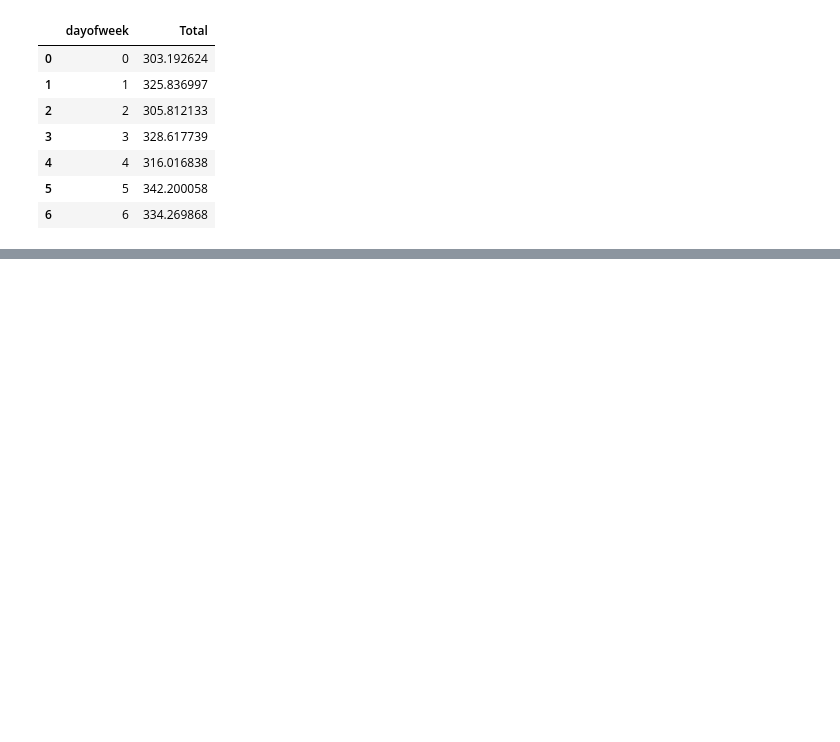
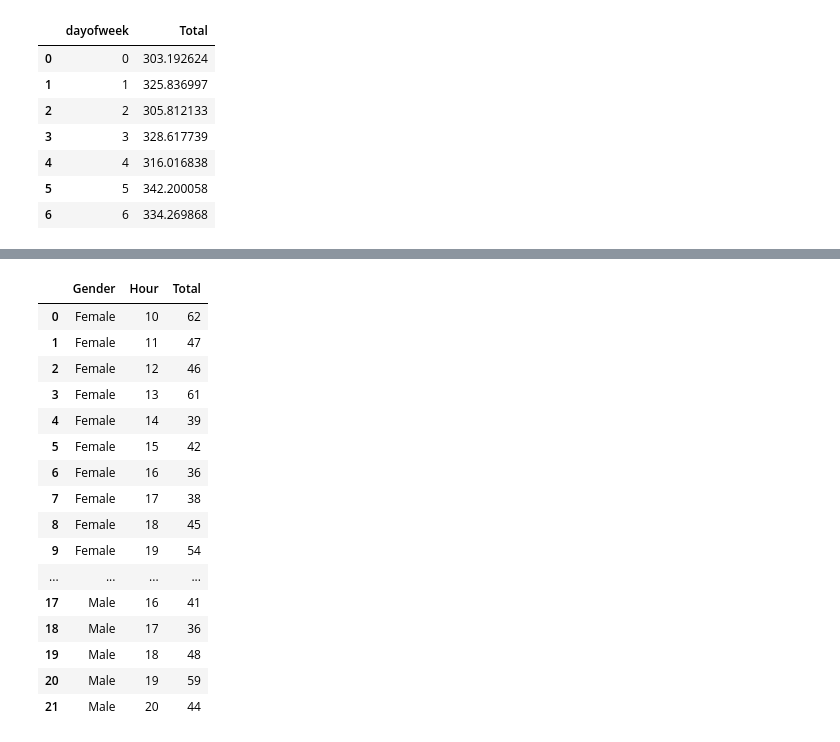
Before and after one commit to isoori/Supermarket-sales, a Jupyter notebook: Untitled.ipynb, the cells around one changed output, grey strips where cells are left out. Saved outputs shown, nothing was run; the diff lists cells and outputs as text; code cells hidden in the pictures; blank space fills up the shorter version.

```diff
--- a/Untitled.ipynb
+++ b/Untitled.ipynb
@@ -148,0 +164,20 @@ df.groupby('Hour')['Total'].mean().reset_index()
+# %%
+df.groupby(['Gender','Hour'])['Total'].count().reset_index()
+# %% [output]
+|  | Gender | Hour | Total |
+| 0 | Female | 10 | 62 |
+| 1 | Female | 11 | 47 |
+| 2 | Female | 12 | 46 |
+| 3 | Female | 13 | 61 |
+| 4 | Female | 14 | 39 |
+| 5 | Female | 15 | 42 |
+| 6 | Female | 16 | 36 |
+| 7 | Female | 17 | 38 |
+| 8 | Female | 18 | 45 |
+| 9 | Female | 19 | 54 |
+| ... | ... | ... | ... |
+| 17 | Male | 16 | 41 |
+| 18 | Male | 17 | 36 |
+| 19 | Male | 18 | 48 |
+| 20 | Male | 19 | 59 |
+| 21 | Male | 20 | 44 |
```
Also changed, not shown: parts of 3 cells of this notebook.
